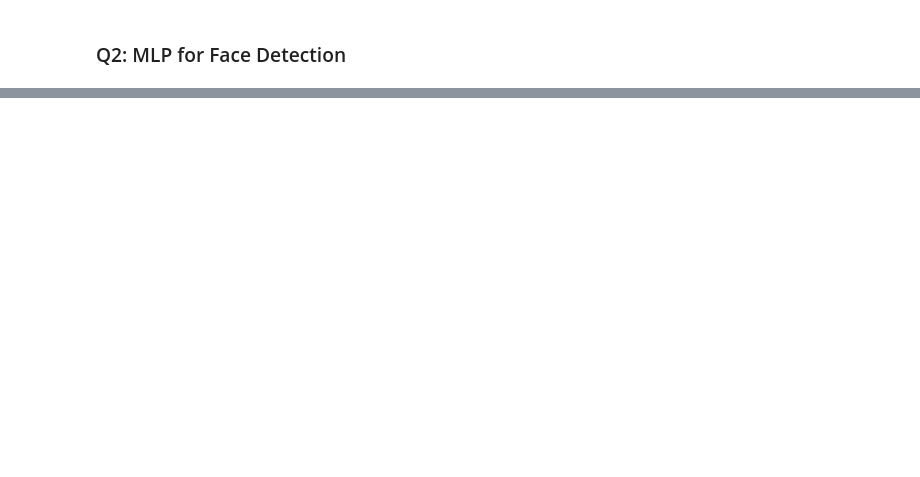
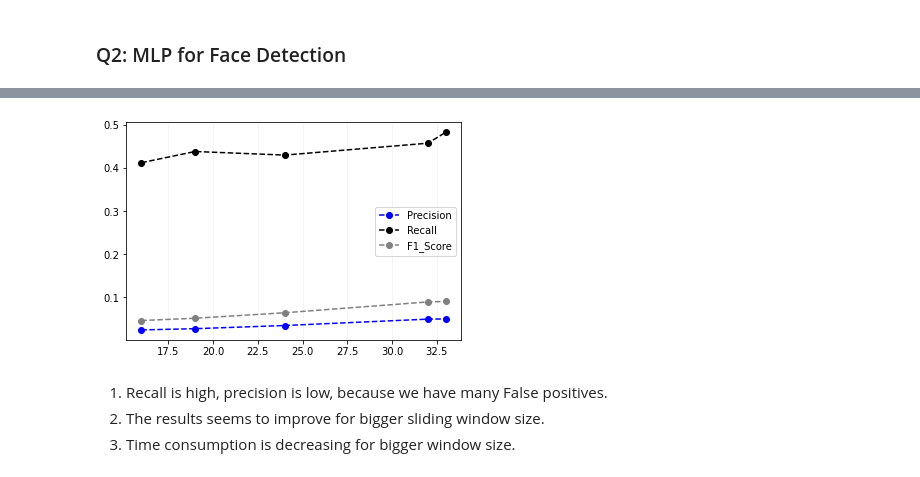
Before and after one commit to bhomaidan1990/Computer_Vision_Labs, a Jupyter notebook: CV_Lab_3.ipynb, the cells around one changed output, grey strips where cells are left out. Saved outputs shown, nothing was run; the diff lists cells and outputs as text; code cells hidden in the pictures; blank space fills up the shorter version.

```diff
--- a/CV_Lab_3.ipynb
+++ b/CV_Lab_3.ipynb
@@ -345,0 +655,27 @@ image size: (136, 90, 3)
+# %%
+outPath2 = "H:/2_Computer_vision/Datasets/Pyramid_wins"
+index = 0
+# set a timer:
+tic2 = time.time()
+# Different window sizes
+wins = [16, 19, 24, 32, 33]
+# Loop Sizes
+for win in wins:
+    # set a timer:
+    tic1 = time.time()
+    # make dirs for each size
+    myDir = os.path.join(outPath2, str(win))
+    myFace = os.path.join(myDir, 'face')
+    myBackground = os.path.join(myDir, 'background')
+    if(not os.path.isdir(myDir)):
+        os.mkdir(myDir)
+        os.mkdir(myFace)
+        os.mkdir(myBackground)
+    # Looping Folds 9, 10
+    for fold in DS:
+        for imPath in DS[fold]:
+            sliding_window_extractor(fold,imPath, myDir, win, 1.2)
+    toc1 = time.time()
+    print("Time for window{} is:".format(win), toc1 - tic1)
+toc2 = time.time()
+print("Total time is: ", toc2 - tic2)
@@ -345,0 +765,21 @@ image size: (136, 90, 3)
+# %%
+x = [16, 19, 24, 32, 33]
+y = np.array(Metrics, dtype=float)
+
+# plt.plot(x, y[:,0], 'o--', color='green', label='Accuracy')
+
+plt.plot(x, y[:,1], 'o--', color='blue', label='Precision')
+
+plt.plot(x, y[:,2], 'o--', color='black', label='Recall')
+
+plt.plot(x, y[:,3], 'o--', color='grey', label='F1_Score')
+
+plt.grid(axis='x', color='0.95')
+plt.legend()
+plt.show()
+# %% [output]
+[figure, added]
+# %% [markdown]
+1. Recall is high, precision is low, because we have many False positives.
+2. The results seems to improve for bigger sliding window size.
+3. Time consumption is decreasing for bigger window size.
```
Also changed, not shown: parts of 25 cells of this notebook.
